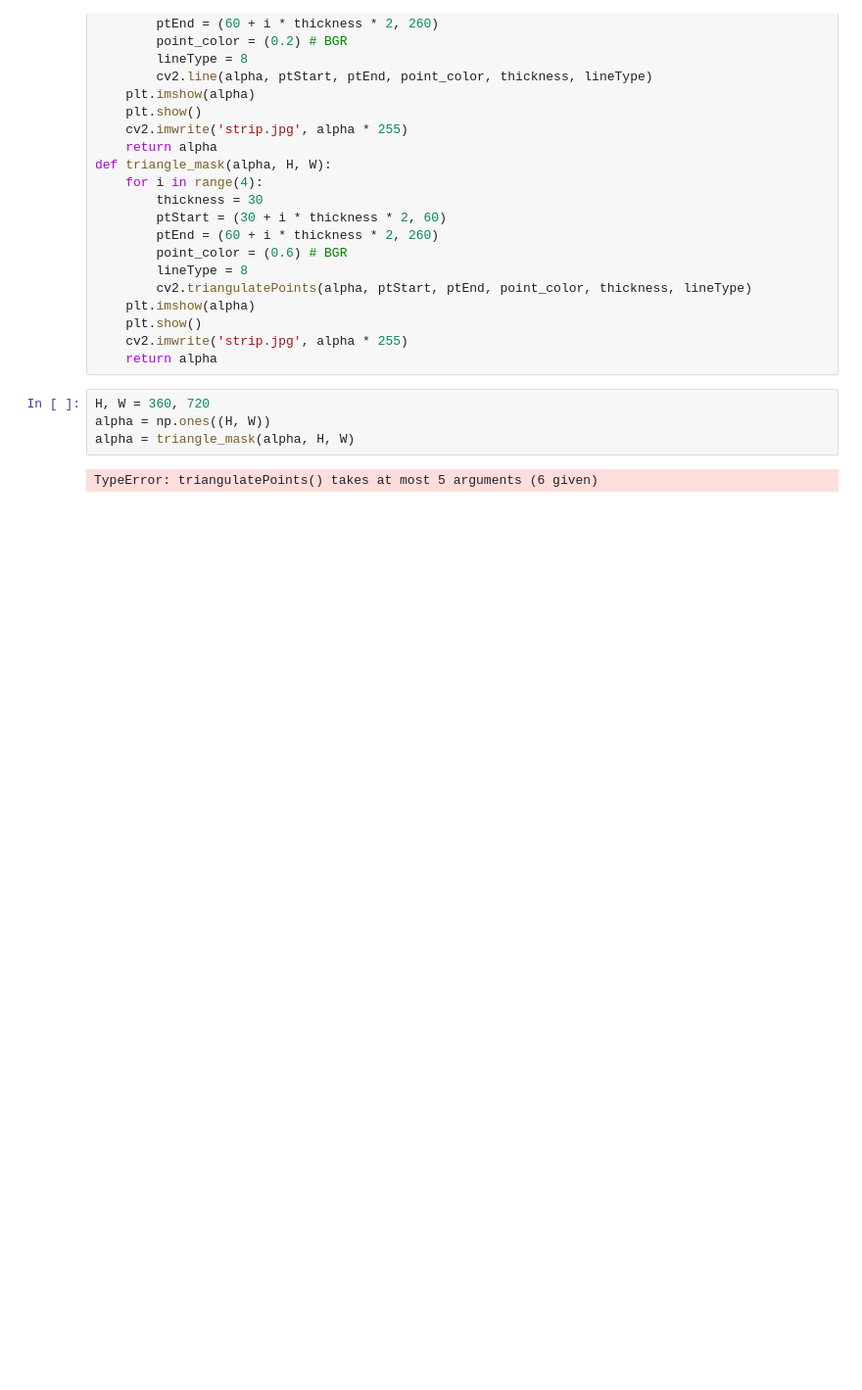
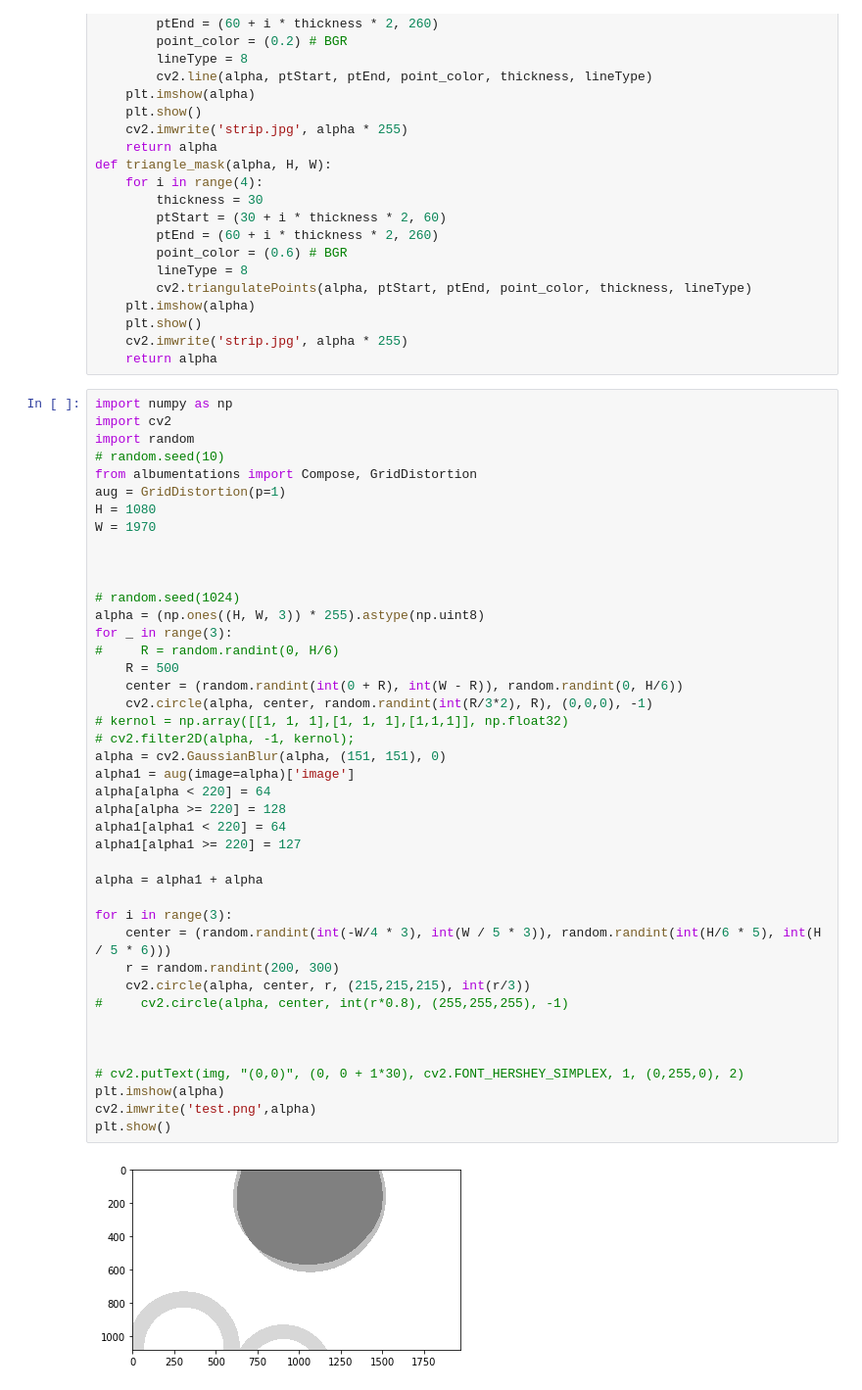
Before and after one commit to mtroym/svg_texture_bundle, a Jupyter notebook: strip_bg/strip_bg.ipynb, the cells around one changed output. Shown at 98% size. Saved outputs shown, nothing was run; the diff lists cells and outputs as text; blank space fills up the shorter version.

```diff
--- a/strip_bg/strip_bg.ipynb
+++ b/strip_bg/strip_bg.ipynb
@@ -145,9 +146,47 @@ def triangle_mask(alpha, H, W):
     plt.show()
     cv2.imwrite('strip.jpg', alpha * 255)
     return alpha
-# %%
-H, W = 360, 720
-alpha = np.ones((H, W))
-alpha = triangle_mask(alpha, H, W)
-# %% [output]
-TypeError: triangulatePoints() takes at most 5 arguments (6 given)
+# %%
+import numpy as np
+import cv2
+import random
+# random.seed(10)
+from albumentations import Compose, GridDistortion
+aug = GridDistortion(p=1)
+H = 1080
+W = 1970
+
+
+
+# random.seed(1024)
+alpha = (np.ones((H, W, 3)) * 255).astype(np.uint8)
+for _ in range(3):
+#     R = random.randint(0, H/6)
+    R = 500
+    center = (random.randint(int(0 + R), int(W - R)), random.randint(0, H/6))
+    cv2.circle(alpha, center, random.randint(int(R/3*2), R), (0,0,0), -1)
+# kernol = np.array([[1, 1, 1],[1, 1, 1],[1,1,1]], np.float32)
+# cv2.filter2D(alpha, -1, kernol);
+alpha = cv2.GaussianBlur(alpha, (151, 151), 0)
+alpha1 = aug(image=alpha)['image']
+alpha[alpha < 220] = 64
+alpha[alpha >= 220] = 128
+alpha1[alpha1 < 220] = 64
+alpha1[alpha1 >= 220] = 127
+
+alpha = alpha1 + alpha
+
+for i in range(3):
+    center = (random.randint(int(-W/4 * 3), int(W / 5 * 3)), random.randint(int(H/6 * 5), int(H / 5 * 6)))
+    r = random.randint(200, 300)
+    cv2.circle(alpha, center, r, (215,215,215), int(r/3))
+#     cv2.circle(alpha, center, int(r*0.8), (255,255,255), -1)
+
+
+
+# cv2.putText(img, "(0,0)", (0, 0 + 1*30), cv2.FONT_HERSHEY_SIMPLEX, 1, (0,255,0), 2)
+plt.imshow(alpha)
+cv2.imwrite('test.png',alpha)
+plt.show()
+# %% [output]
+[figure, added]
```
Also changed, not shown: parts of 4 cells of this notebook, 9 other files.
